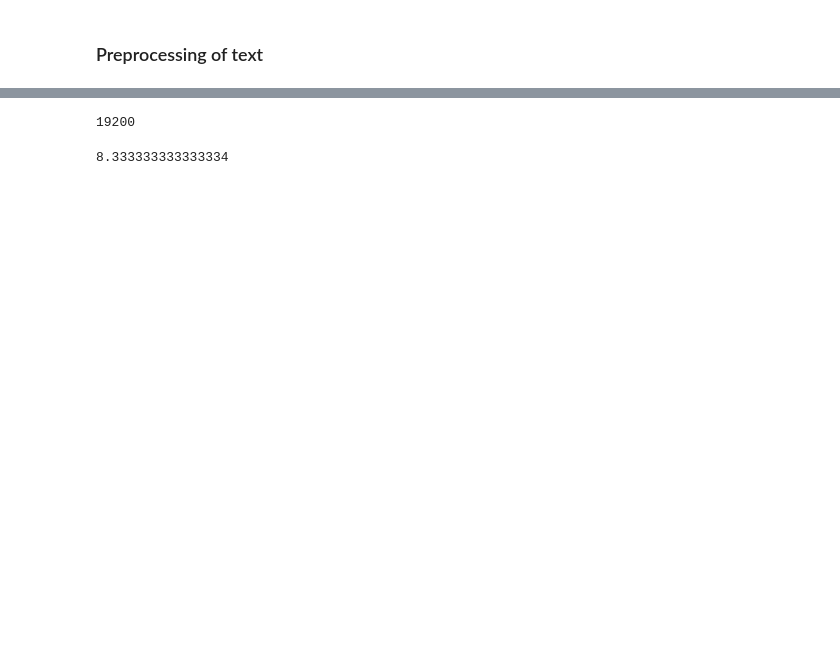
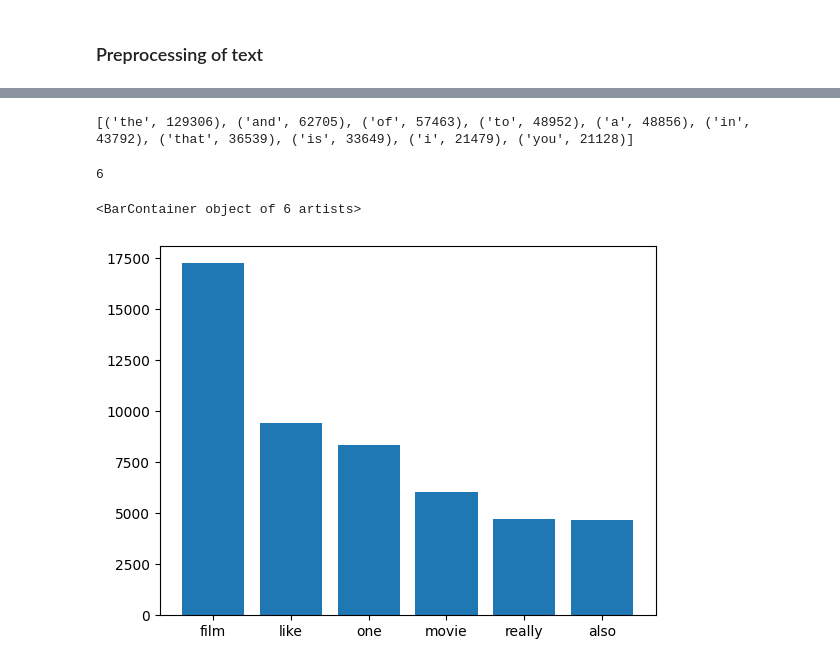
Before and after one commit to Shantnu-singh/Youtuber-Words-Analyser, a Jupyter notebook: merge.ipynb, the cells around one changed output, grey strips where cells are left out. Saved outputs shown, nothing was run; the diff lists cells and outputs as text; code cells hidden in the pictures; blank space fills up the shorter version.

```diff
--- a/merge.ipynb
+++ b/merge.ipynb
@@ -166,7 +122,30 @@ plt.imshow(word_cloud)
 # %%
-1600 * 12
+# Creating Word Tokeniser
+corpus = []
+
+for vid_text in tqdm.tqdm(df_trans['video text'], desc="making vocab"):
+    corpus.extend(word_tokenize(vid_text))
-# %% [output]
-19200
 # %%
+from collections import Counter
+
+all_words = Counter(corpus)
+print(all_words.most_common(10))
 # %% [output]
-8.333333333333334
+[('the', 129306), ('and', 62705), ('of', 57463), ('to', 48952), ('a', 48856), ('in', 43792), ('that', 36539), ('is', 33649), ('i', 21479), ('you', 21128)]
+# %%
+from nltk.corpus import stopwords
+import matplotlib.pyplot as plt
+
+stopwords = stopwords.words("english")
+
+
+words = [word for word in all_words.most_common(50) if word[0] not in stopwords]
+
+print(len(words))
+word = [word[0] for word in words ]
+freq = [word[1] for word in words ]
+plt.bar(word , freq , align= "center")
+# %% [output]
+6
+<BarContainer object of 6 artists>
+[figure, added]
```
Also changed, not shown: parts of 12 cells of this notebook.
